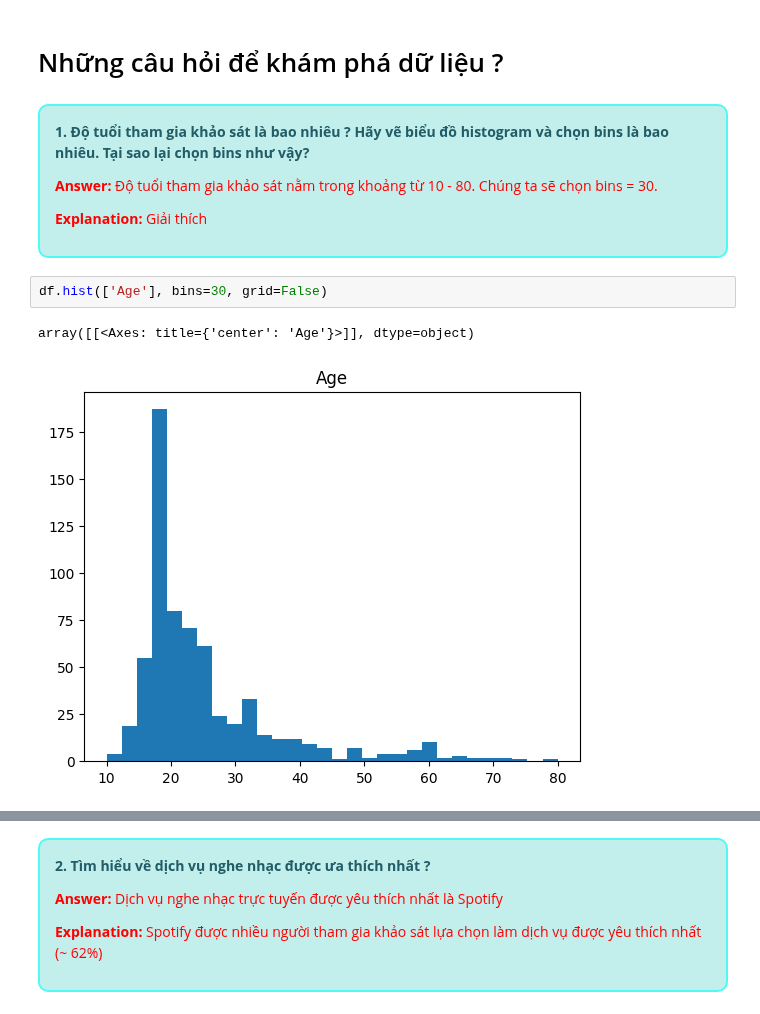
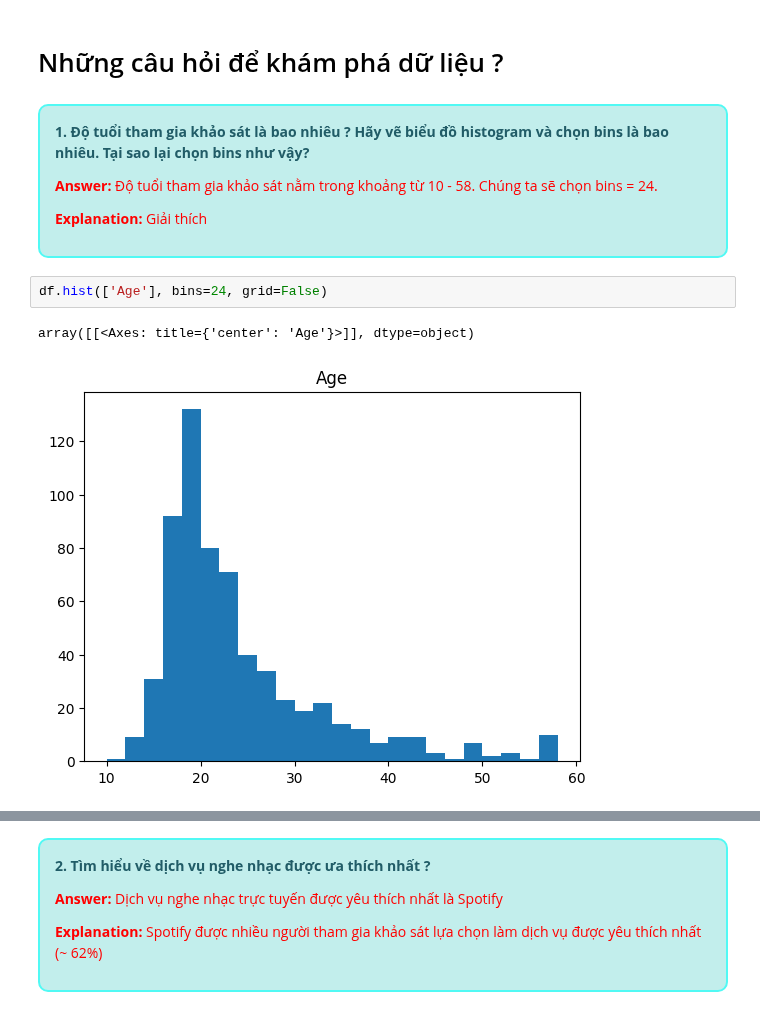
Before and after one commit to HungLVT/DS, a Jupyter notebook: 3.0-data-explorating.ipynb, the cells around one changed output, grey strips where cells are left out. Saved outputs shown, nothing was run; the diff lists cells and outputs as text.

```diff
--- a/3.0-data-explorating.ipynb
+++ b/3.0-data-explorating.ipynb
@@ -34,12 +34,12 @@ df
 
 <font size="+1" color=#215C67><b>1. Độ tuổi tham gia khảo sát là bao nhiêu ? Hãy vẽ biểu đồ histogram và chọn bins là bao nhiêu. Tại sao lại chọn bins như vậy?</b></font>
 
-<font color="red"><b>Answer:</b></font> <font color="red">Độ tuổi tham gia khảo sát nằm trong khoảng từ 10 - 80. Chúng ta sẽ chọn bins = 30.</font>
+<font color="red"><b>Answer:</b></font> <font color="red">Độ tuổi tham gia khảo sát nằm trong khoảng từ 10 - 58. Chúng ta sẽ chọn bins = 24.</font>
 
 <font color="red"><b>Explanation:</b></font> <font color="red">Giải thích </font>
 # %%
-df.hist(['Age'], bins=30, grid=False)
+df.hist(['Age'], bins=24, grid=False)
 # %% [output]
 array([[<Axes: title={'center': 'Age'}>]], dtype=object)
-[figure, old version]
+[figure, new version]
 # %%
```
Also changed, not shown: parts of 14 cells of this notebook, 3 other files.
